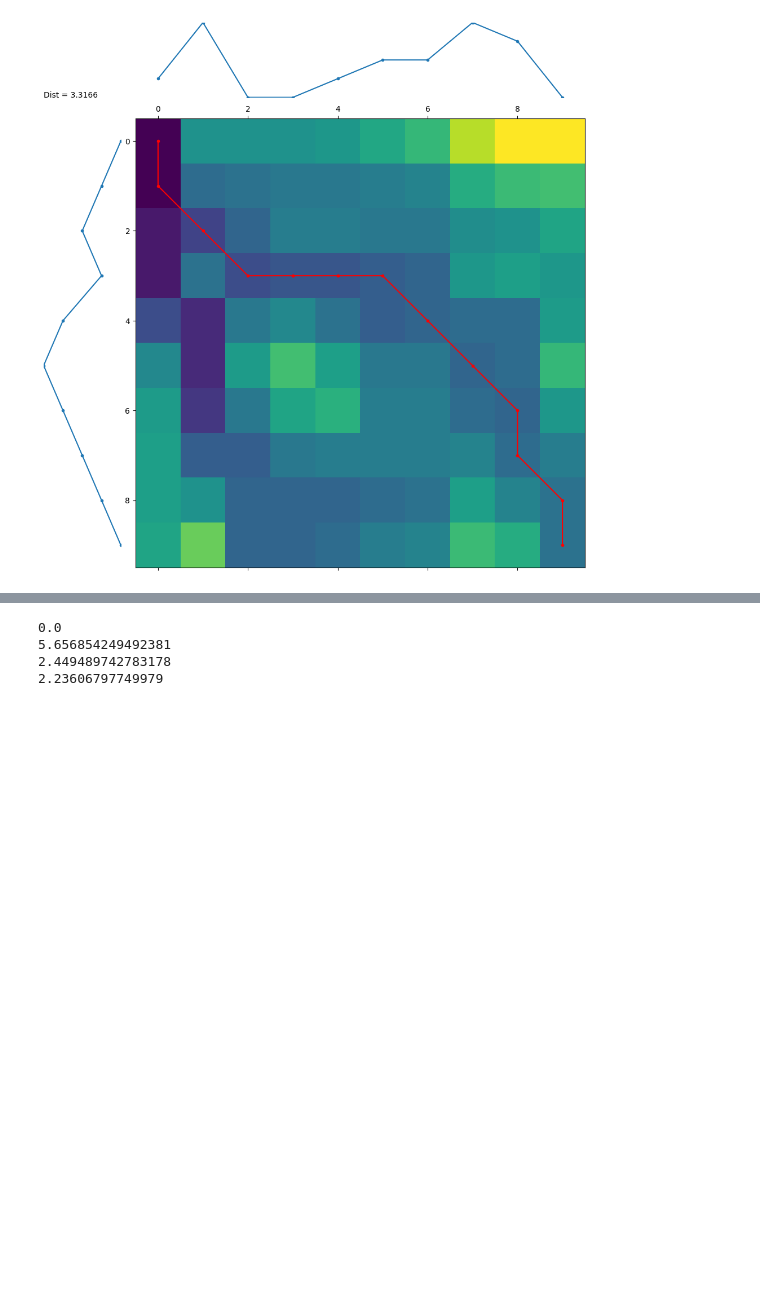
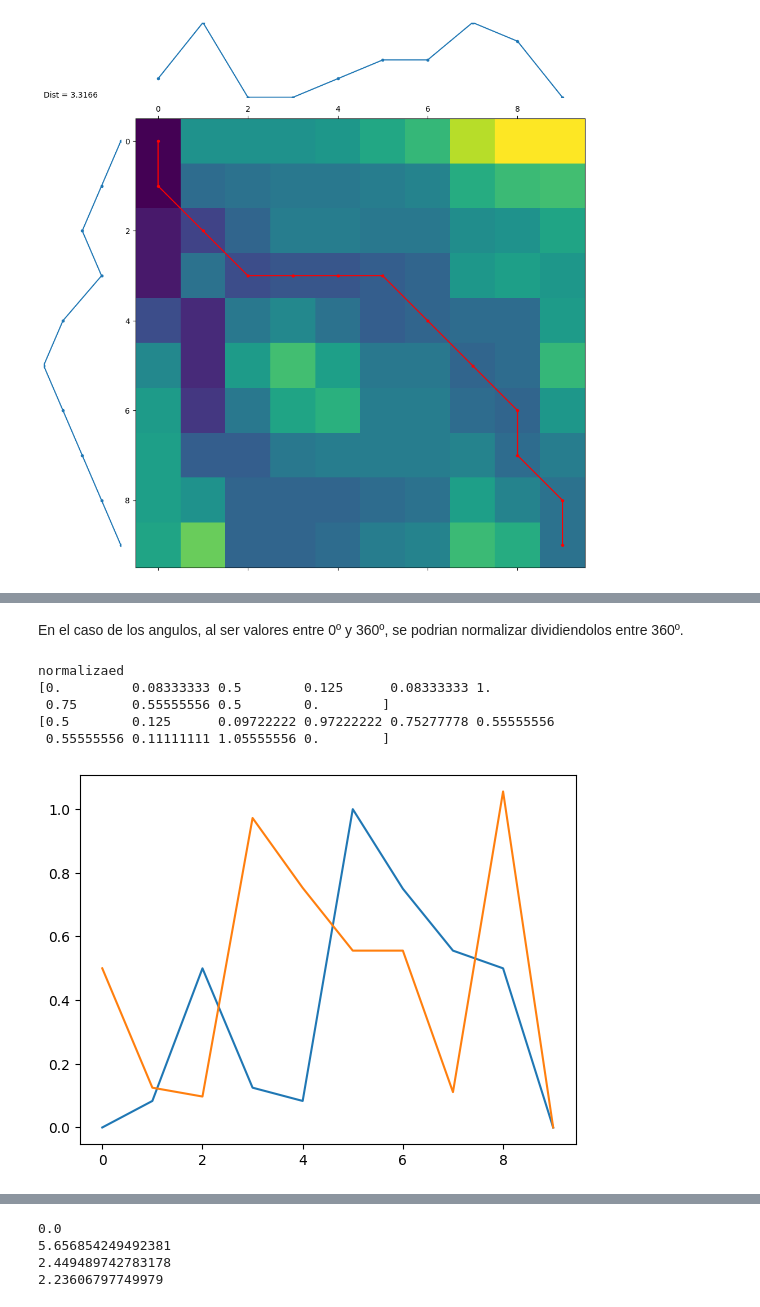
Before and after one commit to fravian99/Deteccion-de-ejercicios-en-videos-de-rehabilitacion, a Jupyter notebook: src/pruebas/notebooks/pruebas_dtw.ipynb, the cells around one changed output, grey strips where cells are left out. Saved outputs shown, nothing was run; the diff lists cells and outputs as text; code cells hidden in the pictures; blank space fills up the shorter version.

```diff
--- a/src/pruebas/notebooks/pruebas_dtw.ipynb
+++ b/src/pruebas/notebooks/pruebas_dtw.ipynb
@@ -55,0 +102,25 @@ dtwvis.plot_warpingpaths(sequence1, sequence2, paths, best_path)
+# %% [markdown]
+En el caso de los angulos, al ser valores entre 0º y 360º, se podrian normalizar dividiendolos entre 360º.
+# %%
+normalize_angles = lambda angles :  angles/360
+
+normalized_angles_sequence1 = normalize_angles(sequence1)
+normalized_angles_sequence2 = normalize_angles(sequence2)
+
+normalized_angles_distance, normalized_angles_paths = dtw.warping_paths(normalized_angles_sequence1, normalized_angles_sequence2)
+normalized_angles_best_path = dtw.best_path(normalized_angles_paths)
+
+print("normalizaed")
+print(normalized_angles_sequence1)
+print(normalized_angles_sequence2)
+
+plt.plot(normalized_angles_sequence1)
+plt.plot(normalized_angles_sequence2)
+plt.show()
+# %% [output]
+normalizaed
+[0.         0.08333333 0.5        0.125      0.08333333 1.
+ 0.75       0.55555556 0.5        0.        ]
+[0.5        0.125      0.09722222 0.97222222 0.75277778 0.55555556
+ 0.55555556 0.11111111 1.05555556 0.        ]
+[figure, added]
```
Also changed, not shown: parts of 12 cells of this notebook.
